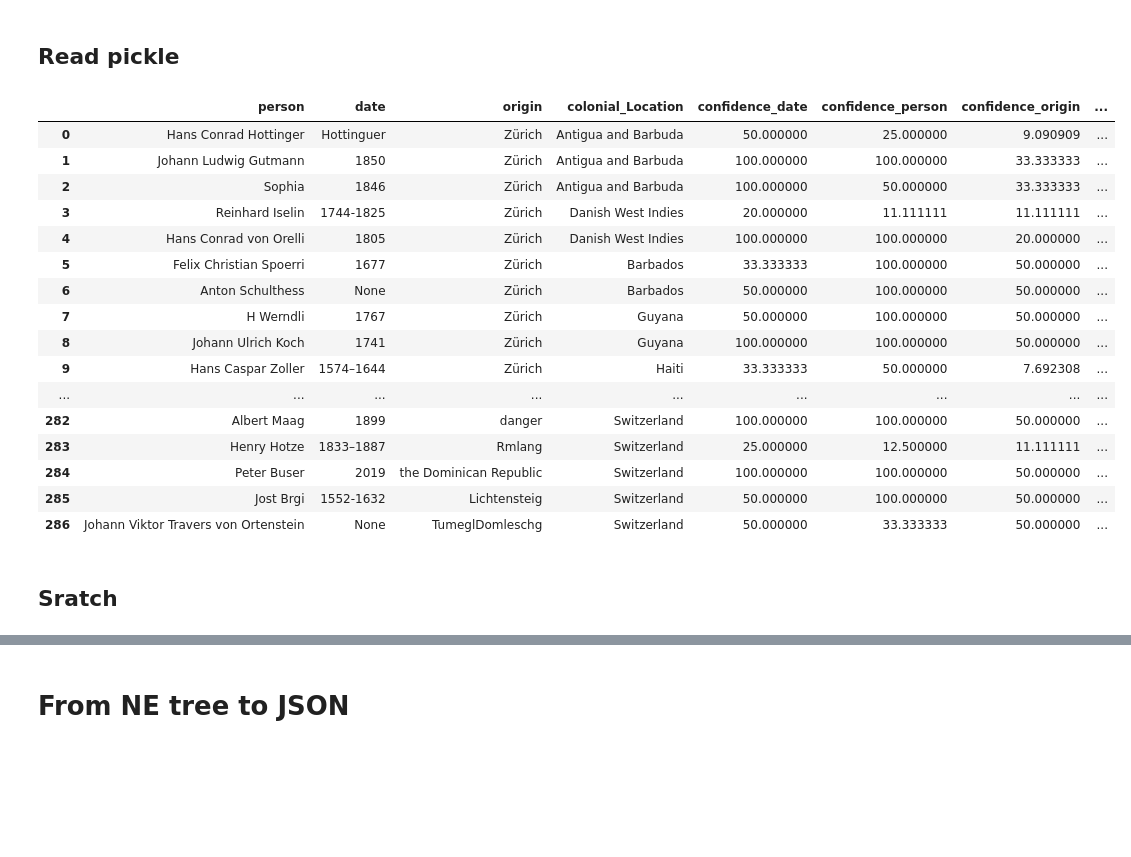
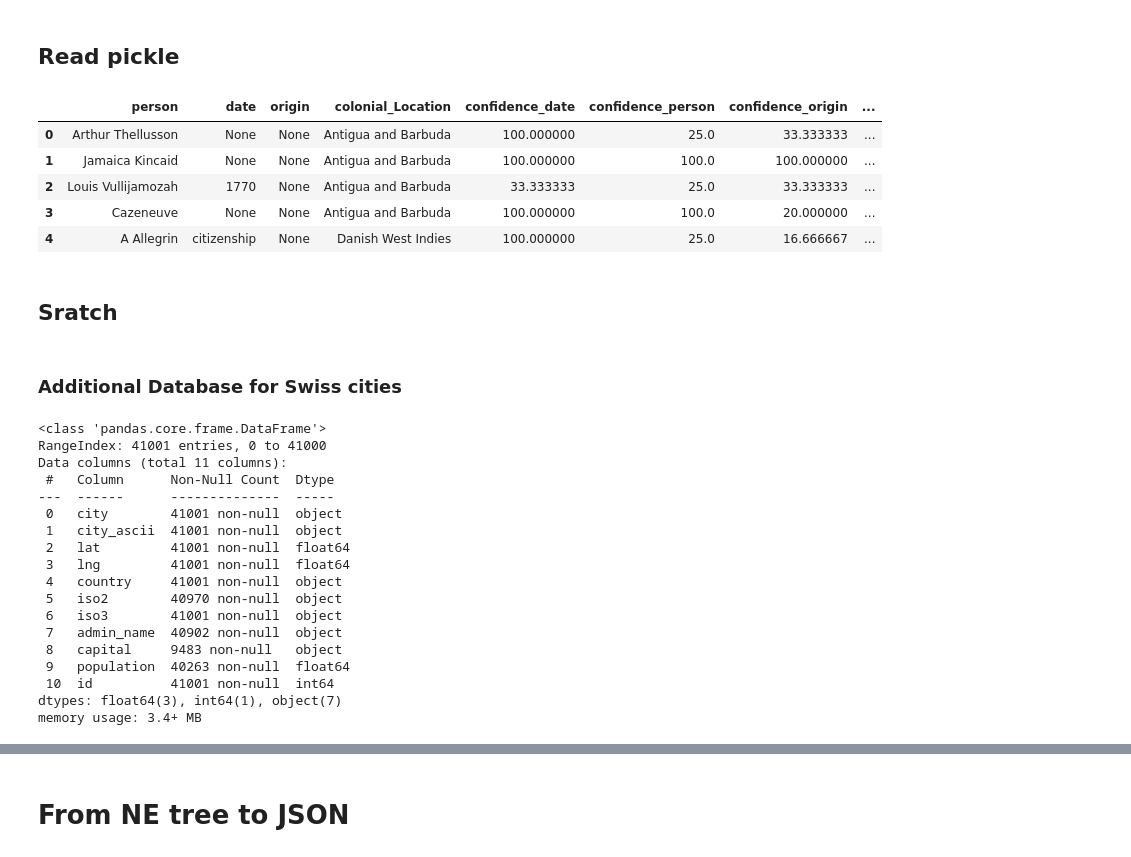
Before and after one commit to ych-wang/Colonial-heritage-in-Switzerland, a Jupyter notebook: caricom-text-processing.ipynb, the cells around one changed output, grey strips where cells are left out. Cells and saved outputs as stored; diff of their text form; code cells hidden in the pictures; blank space fills up the shorter version.

Commit message:
kinda complete dataframe

```diff
--- a/caricom-text-processing.ipynb
+++ b/caricom-text-processing.ipynb
@@ -1199,24 +1144,15 @@ caricom_both_loc.to_pickle("./caricom_with_geoid.pkl")
 # %%
 unpickled_df = pd.read_pickle("./caricom_with_geoid.pkl")
 # %%
-unpickled_df
+unpickled_df.head()
 # %% [output]
 |  | person | date | origin | colonial_Location | confidence_date | confidence_person | confidence_origin | ... |
-| 0 | Hans Conrad Hottinger | Hottinguer | Zürich | Antigua and Barbuda | 50.000000 | 25.000000 | 9.090909 | ... |
-| 1 | Johann Ludwig Gutmann | 1850 | Zürich | Antigua and Barbuda | 100.000000 | 100.000000 | 33.333333 | ... |
-| 2 | Sophia | 1846 | Zürich | Antigua and Barbuda | 100.000000 | 50.000000 | 33.333333 | ... |
-| 3 | Reinhard Iselin | 1744-1825 | Zürich | Danish West Indies | 20.000000 | 11.111111 | 11.111111 | ... |
-| 4 | Hans Conrad von Orelli | 1805 | Zürich | Danish West Indies | 100.000000 | 100.000000 | 20.000000 | ... |
-| 5 | Felix Christian Spoerri | 1677 | Zürich | Barbados | 33.333333 | 100.000000 | 50.000000 | ... |
-| 6 | Anton Schulthess | None | Zürich | Barbados | 50.000000 | 100.000000 | 50.000000 | ... |
-| 7 | H Werndli | 1767 | Zürich | Guyana | 50.000000 | 100.000000 | 50.000000 | ... |
-| 8 | Johann Ulrich Koch | 1741 | Zürich | Guyana | 100.000000 | 100.000000 | 50.000000 | ... |
-| 9 | Hans Caspar Zoller | 1574–1644 | Zürich | Haiti | 33.333333 | 50.000000 | 7.692308 | ... |
-| ... | ... | ... | ... | ... | ... | ... | ... | ... |
-| 282 | Albert Maag | 1899 | danger | Switzerland | 100.000000 | 100.000000 | 50.000000 | ... |
-| 283 | Henry Hotze | 1833–1887 | Rmlang | Switzerland | 25.000000 | 12.500000 | 11.111111 | ... |
-| 284 | Peter Buser | 2019 | the Dominican Republic | Switzerland | 100.000000 | 100.000000 | 50.000000 | ... |
-| 285 | Jost Brgi | 1552-1632 | Lichtensteig | Switzerland | 50.000000 | 100.000000 | 50.000000 | ... |
-| 286 | Johann Viktor Travers von Ortenstein | None | TumeglDomleschg | Switzerland | 50.000000 | 33.333333 | 50.000000 | ... |
+| 0 | Arthur Thellusson | None | None | Antigua and Barbuda | 100.000000 | 25.0 | 33.333333 | ... |
+| 1 | Jamaica Kincaid | None | None | Antigua and Barbuda | 100.000000 | 100.0 | 100.000000 | ... |
+| 2 | Louis Vullijamozah | 1770 | None | Antigua and Barbuda | 33.333333 | 25.0 | 33.333333 | ... |
+| 3 | Cazeneuve | None | None | Antigua and Barbuda | 100.000000 | 100.0 | 20.000000 | ... |
+| 4 | A Allegrin | citizenship | None | Danish West Indies | 100.000000 | 25.0 | 16.666667 | ... |
 # %% [markdown]
 ## Sratch
+# %% [markdown]
+### Additional Database for Swiss cities
@@ -1222,0 +1163,21 @@ unpickled_df
+# %%
+cities_df.info()
+# %% [output]
+<class 'pandas.core.frame.DataFrame'>
+RangeIndex: 41001 entries, 0 to 41000
+Data columns (total 11 columns):
+ #   Column      Non-Null Count  Dtype
+---  ------      --------------  -----
+ 0   city        41001 non-null  object
+ 1   city_ascii  41001 non-null  object
+ 2   lat         41001 non-null  float64
+ 3   lng         41001 non-null  float64
+ 4   country     41001 non-null  object
+ 5   iso2        40970 non-null  object
+ 6   iso3        41001 non-null  object
+ 7   admin_name  40902 non-null  object
+ 8   capital     9483 non-null   object
+ 9   population  40263 non-null  float64
+ 10  id          41001 non-null  int64
+dtypes: float64(3), int64(1), object(7)
+memory usage: 3.4+ MB
```
Also changed, not shown: parts of 29 cells of this notebook.
